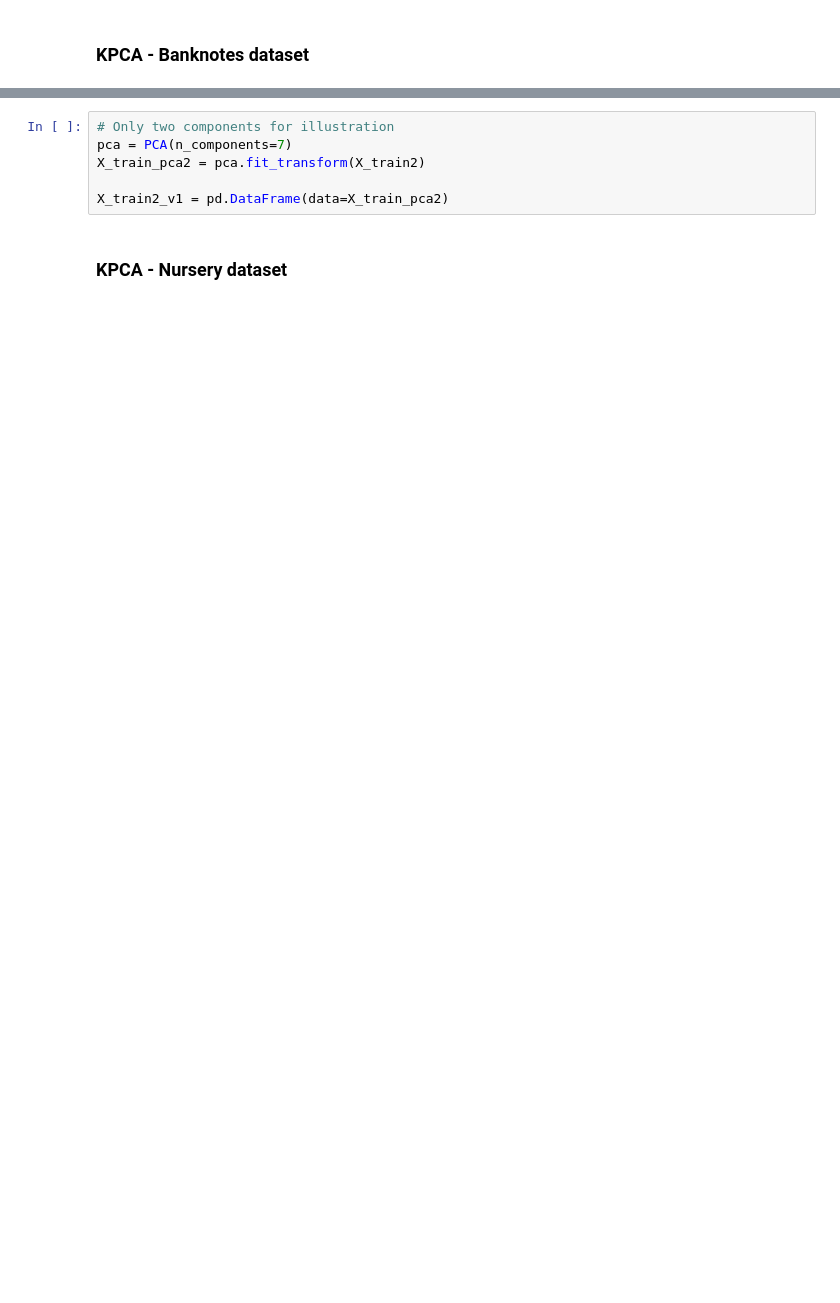
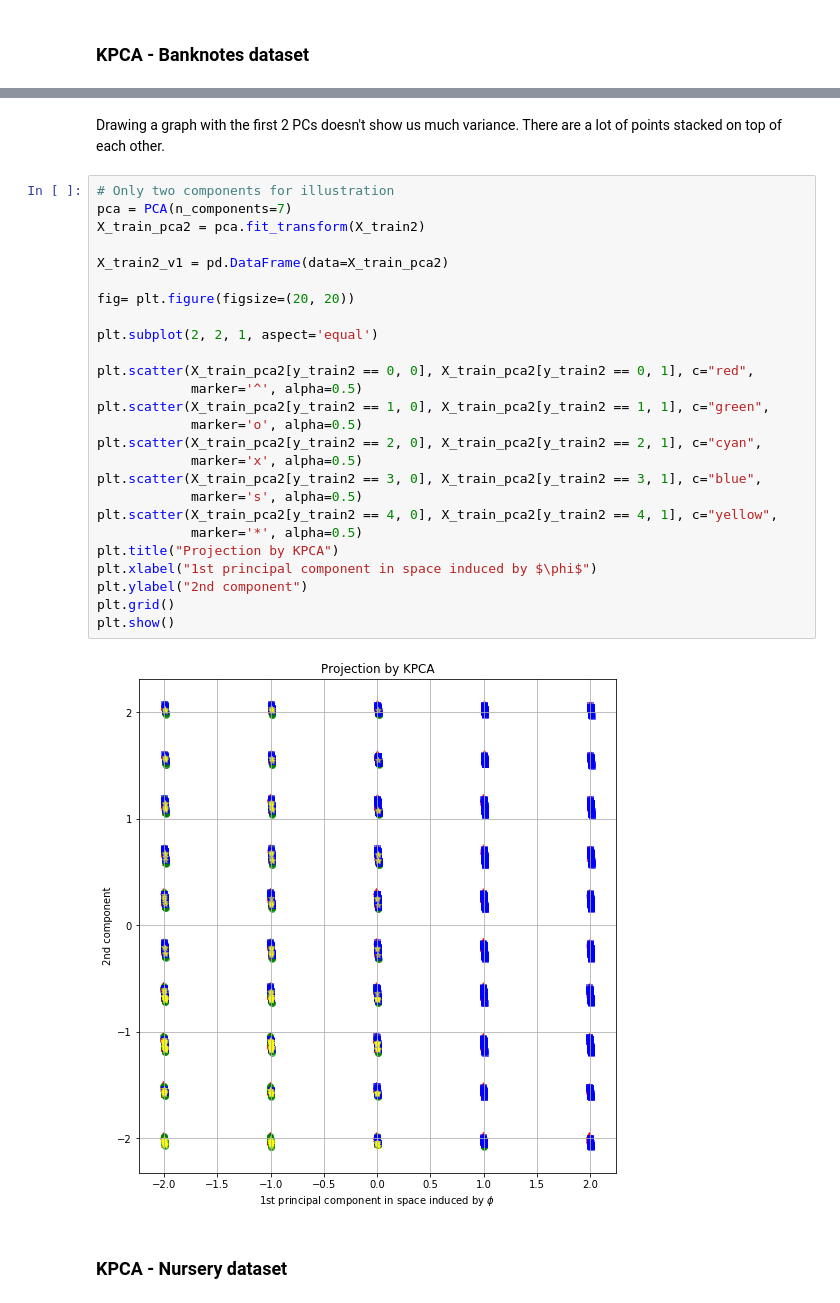
Before and after one commit to McKingly/ED-Data-Mining, a Jupyter notebook: Notebook1.ipynb, the cells around one changed output, grey strips where cells are left out. Saved outputs shown, nothing was run; the diff lists cells and outputs as text; blank space fills up the shorter version.

```diff
--- a/Notebook1.ipynb
+++ b/Notebook1.ipynb
@@ -460,9 +405,33 @@ singular_ values
-# %%
-# Only two components for illustration
-pca = PCA(n_components=7)
-X_train_pca2 = pca.fit_transform(X_train2)
-
-X_train2_v1 = pd.DataFrame(data=X_train_pca2)
+# %% [markdown]
+Drawing a graph with the first 2 PCs doesn't show us much variance. There are a lot of points stacked on top of each other.
+# %%
+# Only two components for illustration
+pca = PCA(n_components=7)
+X_train_pca2 = pca.fit_transform(X_train2)
+
+X_train2_v1 = pd.DataFrame(data=X_train_pca2)
+
+fig= plt.figure(figsize=(20, 20))
+
+plt.subplot(2, 2, 1, aspect='equal')
+
+plt.scatter(X_train_pca2[y_train2 == 0, 0], X_train_pca2[y_train2 == 0, 1], c="red",
+            marker='^', alpha=0.5)
+plt.scatter(X_train_pca2[y_train2 == 1, 0], X_train_pca2[y_train2 == 1, 1], c="green",
+            marker='o', alpha=0.5)
+plt.scatter(X_train_pca2[y_train2 == 2, 0], X_train_pca2[y_train2 == 2, 1], c="cyan",
+            marker='x', alpha=0.5)
+plt.scatter(X_train_pca2[y_train2 == 3, 0], X_train_pca2[y_train2 == 3, 1], c="blue",
+            marker='s', alpha=0.5)
+plt.scatter(X_train_pca2[y_train2 == 4, 0], X_train_pca2[y_train2 == 4, 1], c="yellow",
+            marker='*', alpha=0.5)
+plt.title("Projection by KPCA")
+plt.xlabel("1st principal component in space induced by $\phi$")
+plt.ylabel("2nd component")
+plt.grid()
+plt.show()
+# %% [output]
+[figure, added]
 # %% [markdown]
 ### KPCA - Nursery dataset
 # %%
```
Also changed, not shown: parts of 42 cells of this notebook.
